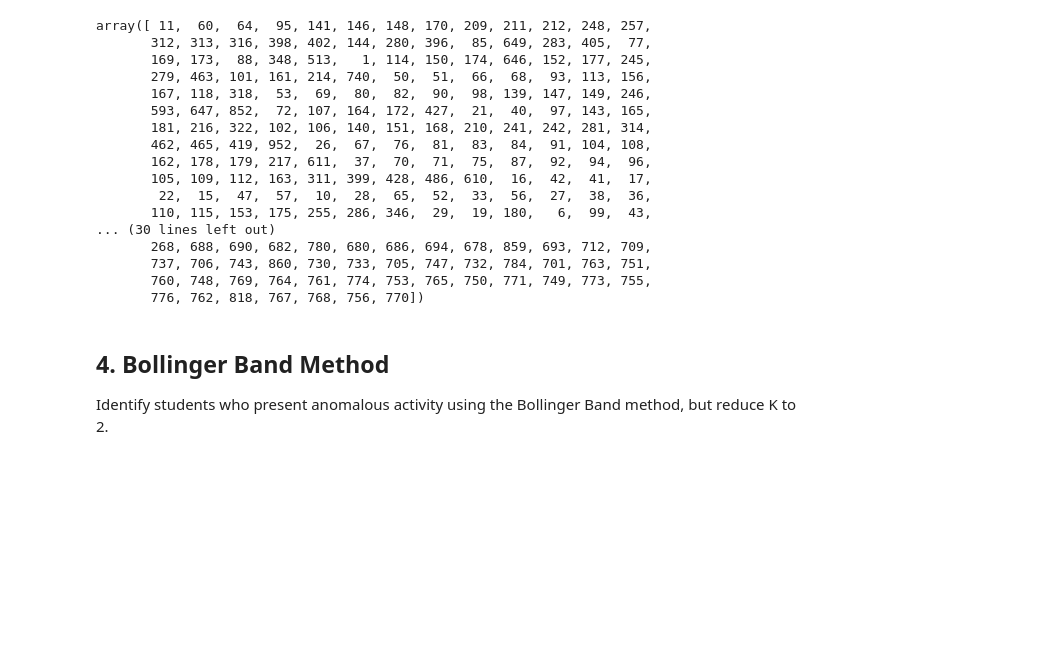
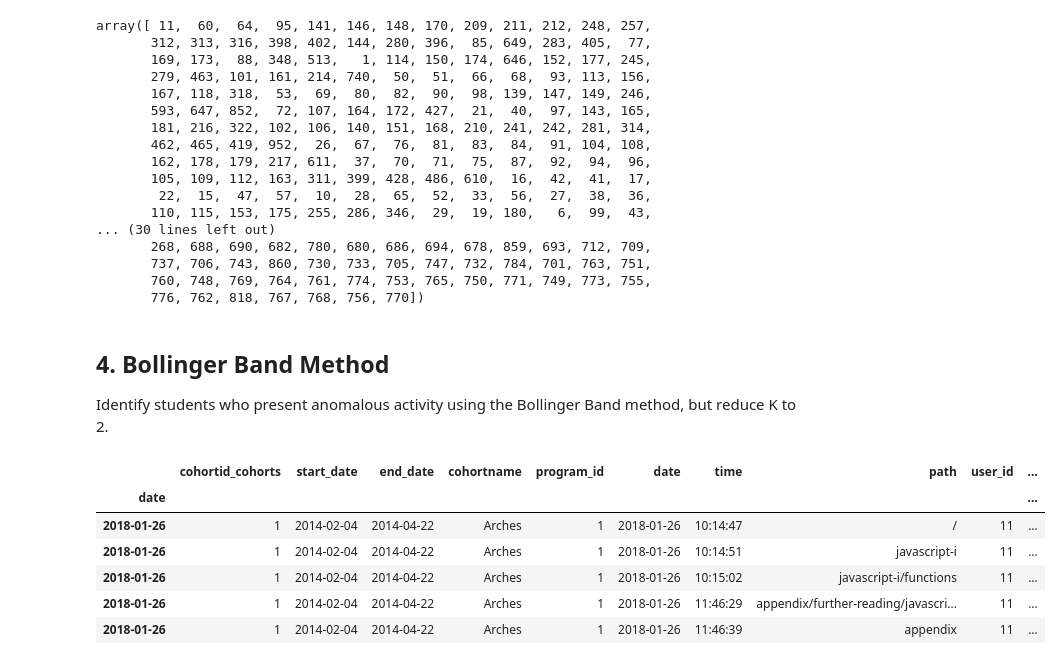
Before and after one commit to Jonessn22/anomaly_detection_exercises, a Jupyter notebook: 04b_detect_time_series_anomalies_exercises.ipynb, the cells around one changed output. Saved outputs shown, nothing was run; the diff lists cells and outputs as text; code cells hidden in the pictures; blank space fills up the shorter version.

```diff
--- a/04b_detect_time_series_anomalies_exercises.ipynb
+++ b/04b_detect_time_series_anomalies_exercises.ipynb
@@ -214,3 +214,20 @@ array([ 11,  60,  64,  95, 141, 146, 148, 170, 209, 211, 212, 248, 257,
 # %% [markdown]
 ## 4. Bollinger Band Method
 Identify students who present anomalous activity using the Bollinger Band method, but reduce K to 2.
+# %%
+# changing date col dtype to datetime
+df.date = pd.to_datetime(df.date)
+
+# setting index to date column
+df.set_index(df.date, inplace = True)
+
+# preview df
+df.head()
+# %% [output]
+|  | cohortid_cohorts | start_date | end_date | cohortname | program_id | date | time | path | user_id | ... |
+| date |  |  |  |  |  |  |  |  |  | ... |
+| 2018-01-26 | 1 | 2014-02-04 | 2014-04-22 | Arches | 1 | 2018-01-26 | 10:14:47 | / | 11 | ... |
+| 2018-01-26 | 1 | 2014-02-04 | 2014-04-22 | Arches | 1 | 2018-01-26 | 10:14:51 | javascript-i | 11 | ... |
+| 2018-01-26 | 1 | 2014-02-04 | 2014-04-22 | Arches | 1 | 2018-01-26 | 10:15:02 | javascript-i/functions | 11 | ... |
+| 2018-01-26 | 1 | 2014-02-04 | 2014-04-22 | Arches | 1 | 2018-01-26 | 11:46:29 | appendix/further-reading/javascri... | 11 | ... |
+| 2018-01-26 | 1 | 2014-02-04 | 2014-04-22 | Arches | 1 | 2018-01-26 | 11:46:39 | appendix | 11 | ... |
```
Also changed, not shown: parts of 9 cells of this notebook, 2 other files.
